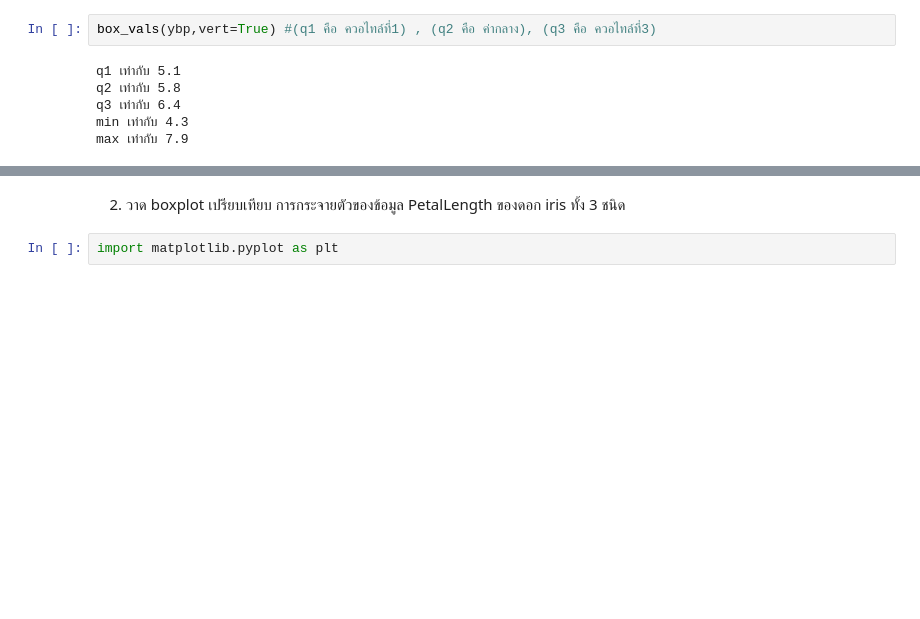
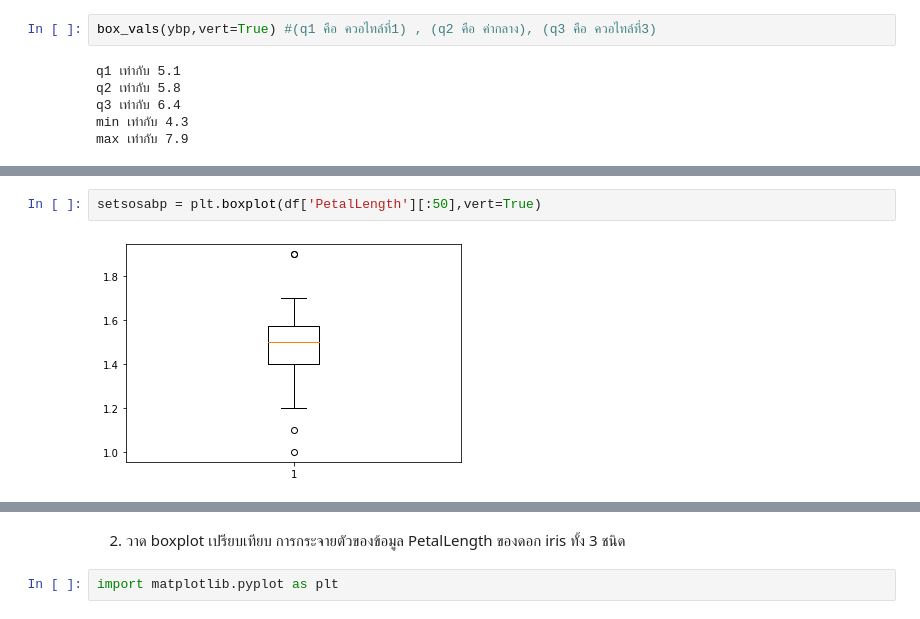
Before and after one commit to 623021000-1thaksina/data_viz_2022, a Jupyter notebook: DataViz02_Data_Distribution_.ipynb, the cells around one changed output, grey strips where cells are left out. Saved outputs shown, nothing was run; the diff lists cells and outputs as text; blank space fills up the shorter version.

```diff
--- a/DataViz02_Data_Distribution_.ipynb
+++ b/DataViz02_Data_Distribution_.ipynb
@@ -336,0 +337,4 @@ max เท่ากับ 4.0
+# %%
+setsosabp = plt.boxplot(df['PetalLength'][:50],vert=True)
+# %% [output]
+[figure, added]
```
Also changed, not shown: parts of 24 cells of this notebook.
